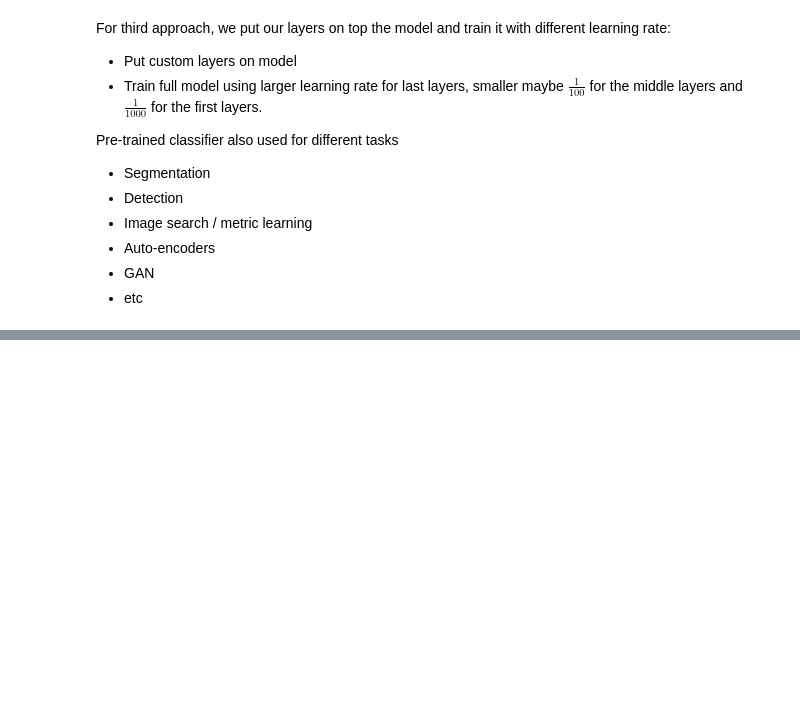
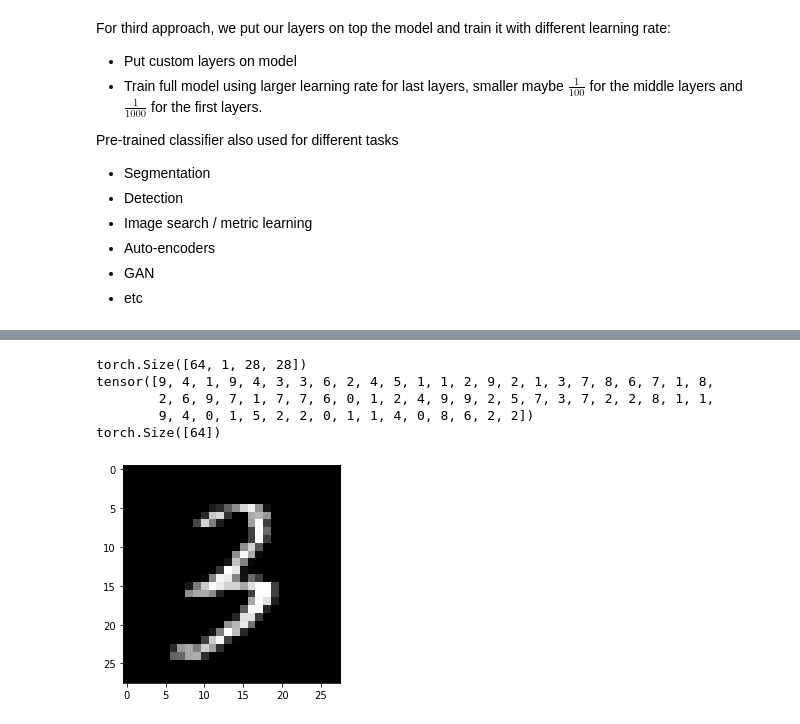
Before and after one commit to amareyah/MaxinAI_Education, a Jupyter notebook: dl_notes.ipynb, the cells around one changed output, grey strips where cells are left out. Saved outputs shown, nothing was run; the diff lists cells and outputs as text; code cells hidden in the pictures; blank space fills up the shorter version.

```diff
--- a/dl_notes.ipynb
+++ b/dl_notes.ipynb
@@ -171,0 +277,2 @@ plt.imshow(img1)
+# %%
+trainset = datasets.MNIST(str(mnist_tensors),train=True, transform=trf,download=True)
@@ -171,0 +293,21 @@ plt.imshow(img1)
+# %%
+trainloader = torch.utils.data.DataLoader(trainset, batch_size=64, shuffle=True, num_workers=0)
+valloader = torch.utils.data.DataLoader(valset, batch_size=64, shuffle=True, num_workers=0)
+# %%
+data_iter = iter(trainloader)
+# %%
+image_batch, labels_batch = data_iter.next()
+# %%
+print(image_batch.shape)
+print(labels_batch)
+print(labels_batch.size())
+# %% [output]
+torch.Size([64, 1, 28, 28])
+tensor([9, 4, 1, 9, 4, 3, 3, 6, 2, 4, 5, 1, 1, 2, 9, 2, 1, 3, 7, 8, 6, 7, 1, 8,
+        2, 6, 9, 7, 1, 7, 7, 6, 0, 1, 2, 4, 9, 9, 2, 5, 7, 3, 7, 2, 2, 8, 1, 1,
+        9, 4, 0, 1, 5, 2, 2, 0, 1, 1, 4, 0, 8, 6, 2, 2])
+torch.Size([64])
+# %%
+plt.imshow(image_batch[5].numpy().squeeze(), cmap='gray');
+# %% [output]
+[figure, added]
```
Also changed, not shown: parts of 87 cells of this notebook.
